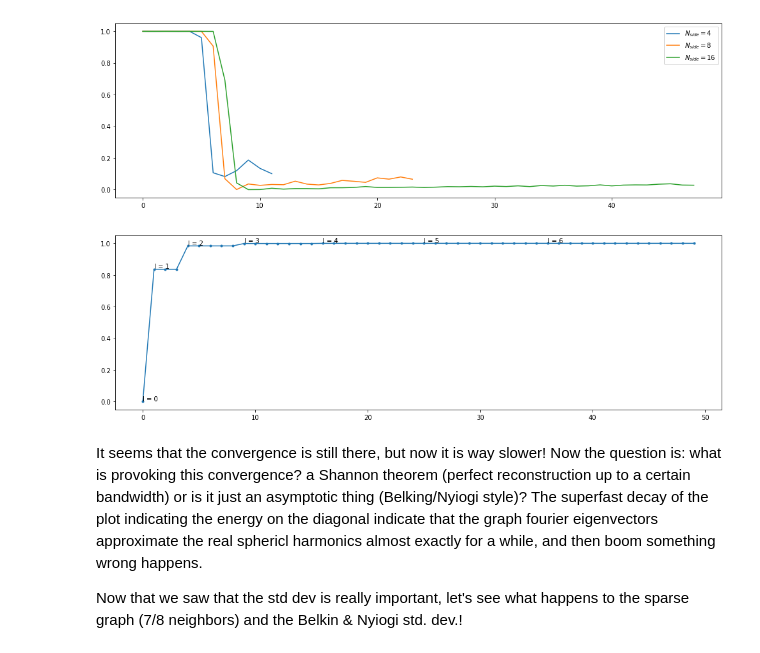
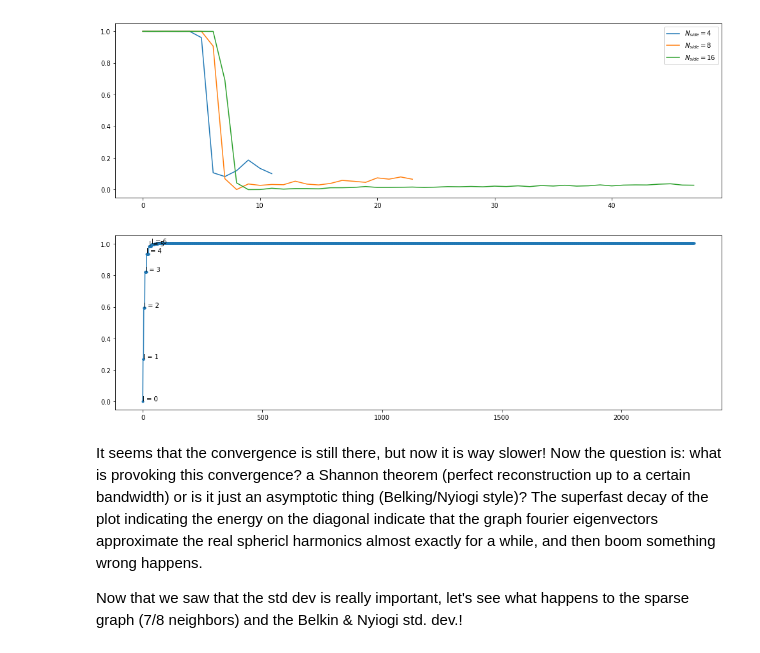
Before and after one commit to MartMilani/PDM, a Jupyter notebook: codes/05_graph_convergence_analysis.ipynb, the cells around one changed output. Saved outputs shown, nothing was run; the diff lists cells and outputs as text; code cells hidden in the pictures.

```diff
--- a/codes/05_graph_convergence_analysis.ipynb
+++ b/codes/05_graph_convergence_analysis.ipynb
@@ -143,9 +143,9 @@ ax2.legend();
 [figure]
 [figure]
 # %%
-plt.plot(graph.e[:50], '.-')
+plt.plot(graph.e[:1000], '.-')
 idx = 0
-for l in range(7):
+for l in range(30):
     plt.text(idx, graph.e[idx] + 0.005, 'l = {}'.format(l))
     idx += 2*l + 1
 # %% [output]
@@ -198,13 +198,13 @@ ax2.legend();
 [figure]
 [figure]
 # %%
-plt.plot(graph.e[:50], '.-')
+plt.plot(graph.e, '.-')
 idx = 0
 for l in range(7):
     plt.text(idx, graph.e[idx] + 0.005, 'l = {}'.format(l))
     idx += 2*l + 1
 # %% [output]
-[figure, old version]
+[figure, new version]
 # %% [markdown]
 It seems that the convergence is still there, but now it is way slower! Now the question is: what is provoking this convergence? a Shannon theorem (perfect reconstruction up to a certain bandwidth) or is it just an asymptotic thing (Belking/Nyiogi style)? The superfast decay of the plot indicating the energy on the diagonal indicate that the graph fourier eigenvectors approximate the real sphericl harmonics almost exactly for a while, and then boom something wrong happens.
 
```
Also changed, not shown: parts of 22 cells of this notebook, 2 other files.
